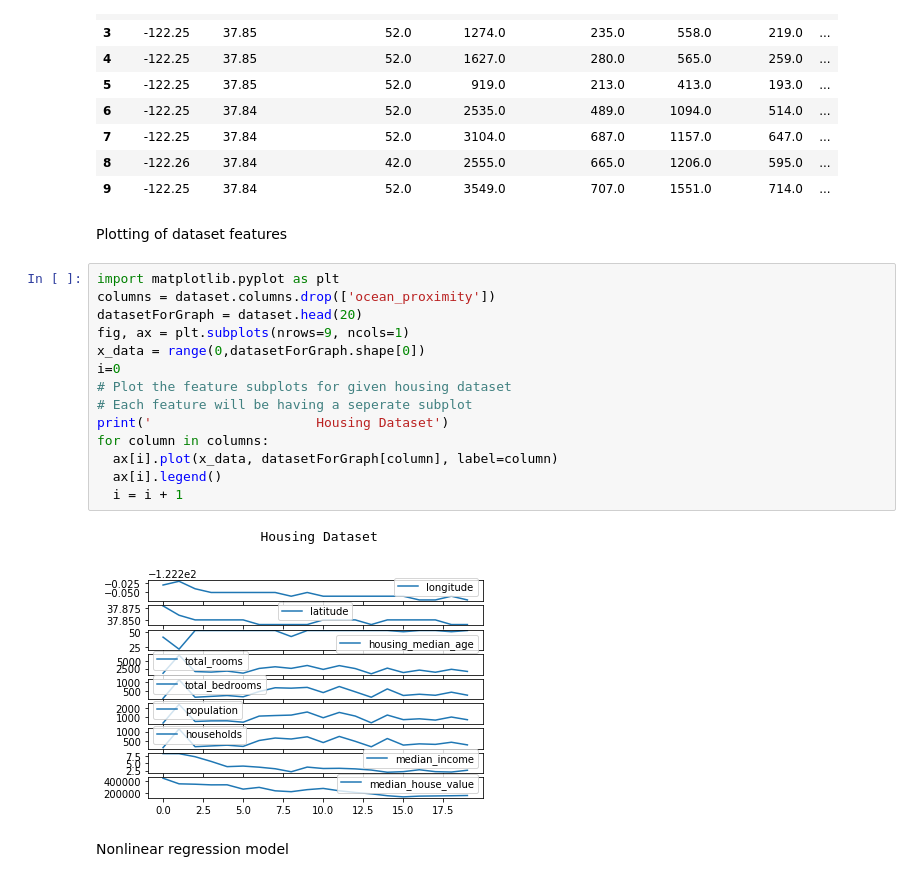
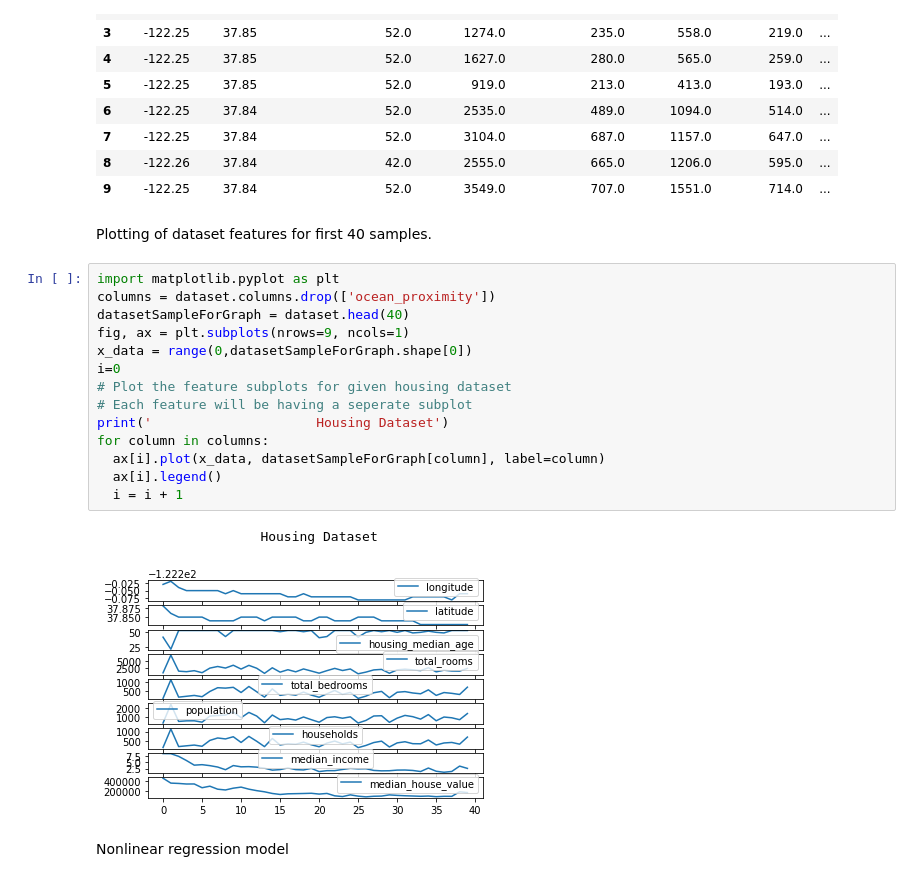
Before and after one commit to komalbarge45/NaturalLanguageProcessing, a Jupyter notebook: Assignment1.ipynb, the cells around one changed output. Saved outputs shown, nothing was run; the diff lists cells and outputs as text.

```diff
--- a/Assignment1.ipynb
+++ b/Assignment1.ipynb
@@ -26,24 +26,24 @@ The first 10 records of the dataset:
 | 8 | -122.26 | 37.84 | 42.0 | 2555.0 | 665.0 | 1206.0 | 595.0 | ... |
 | 9 | -122.25 | 37.84 | 52.0 | 3549.0 | 707.0 | 1551.0 | 714.0 | ... |
 # %% [markdown]
-Plotting of dataset features
+Plotting of dataset features for first 40 samples.
 # %%
 import matplotlib.pyplot as plt
 columns = dataset.columns.drop(['ocean_proximity'])
-datasetForGraph = dataset.head(20)
+datasetSampleForGraph = dataset.head(40)
 fig, ax = plt.subplots(nrows=9, ncols=1)
-x_data = range(0,datasetForGraph.shape[0])
+x_data = range(0,datasetSampleForGraph.shape[0])
 i=0
 # Plot the feature subplots for given housing dataset
 # Each feature will be having a seperate subplot
 print('                     Housing Dataset')
 for column in columns:
-  ax[i].plot(x_data, datasetForGraph[column], label=column)
+  ax[i].plot(x_data, datasetSampleForGraph[column], label=column)
   ax[i].legend()
   i = i + 1
 # %% [output]
                      Housing Dataset
-[figure, old version]
+[figure, new version]
 # %% [markdown]
 Nonlinear regression model
 # %%
```
Also changed, not shown: parts of 8 cells of this notebook.
